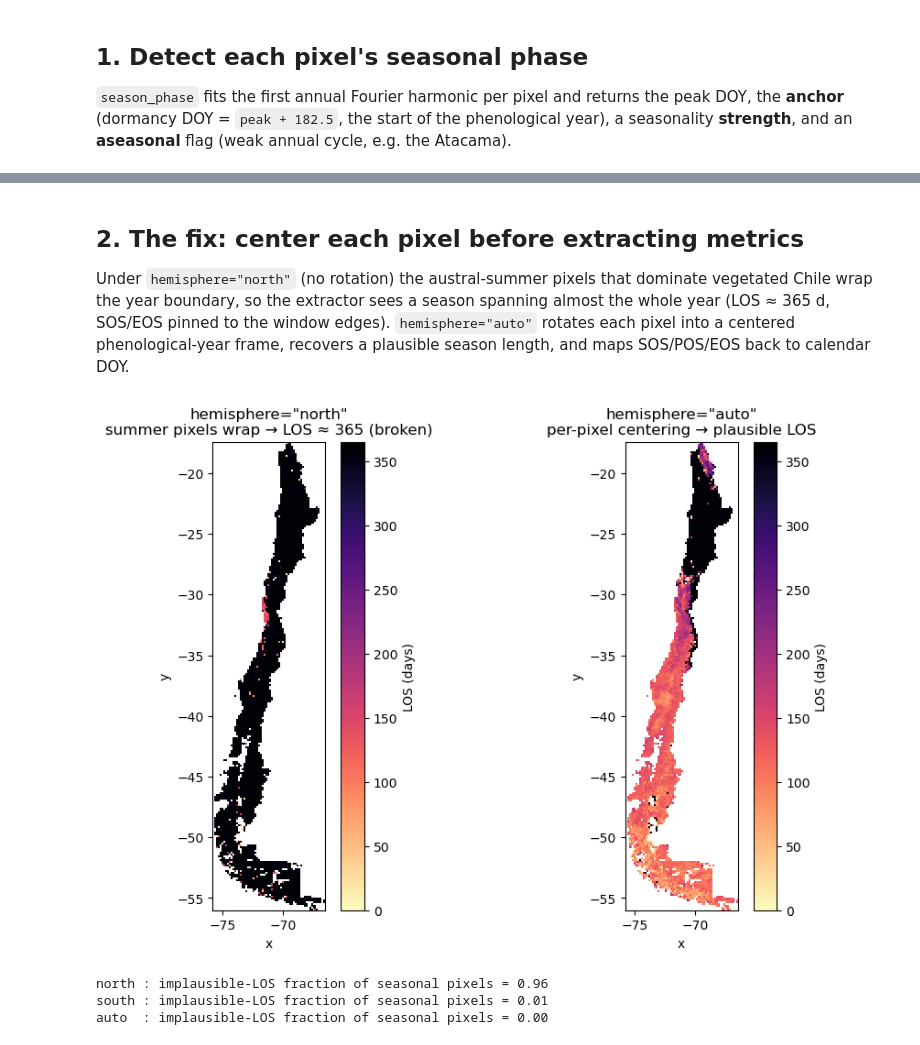
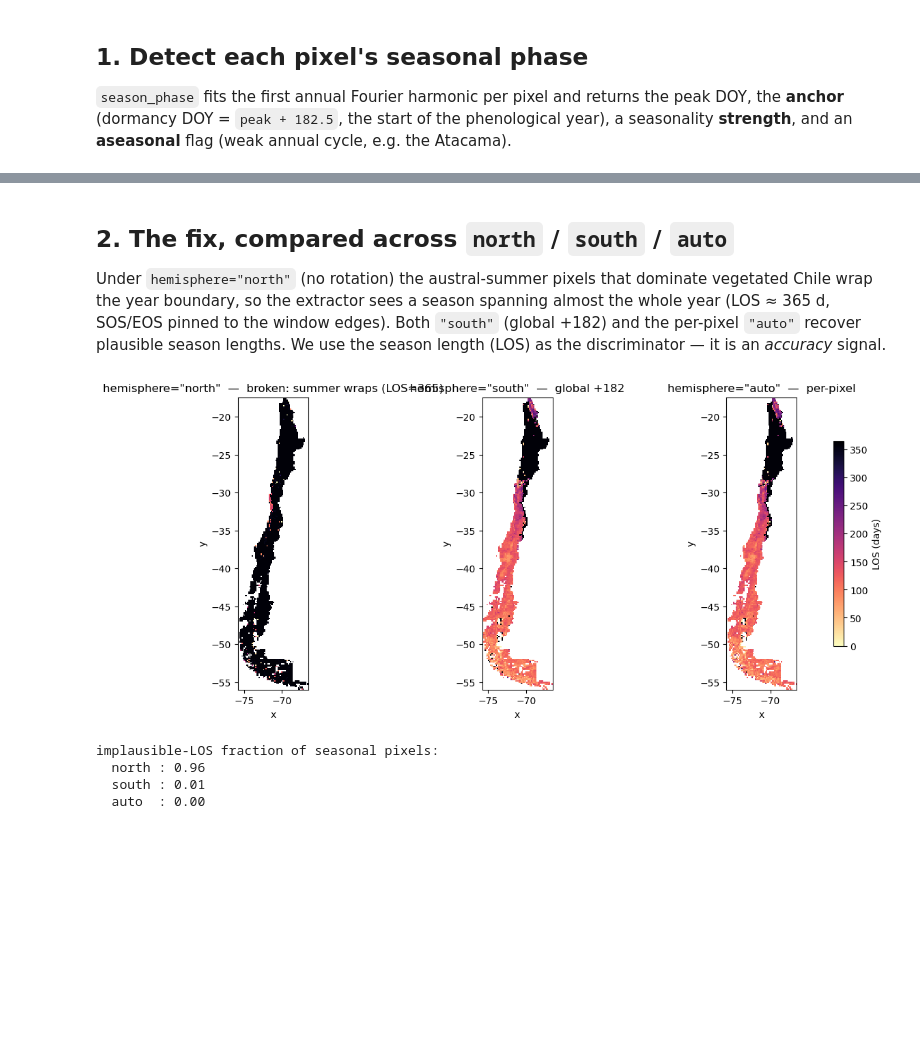
Before and after one commit to JavierLopatin/PhenoPY, a Jupyter notebook: examples/phase_anchoring_chile.ipynb, the cells around one changed output, grey strips where cells are left out. Drawn from its saved outputs; the diff is of its cells as text; code cells hidden in the pictures; blank space fills up the shorter version.

```diff
--- a/examples/phase_anchoring_chile.ipynb
+++ b/examples/phase_anchoring_chile.ipynb
@@ -59,9 +59,9 @@ fig, ax = plt.subplots(1, 2, figsize=(9, 6), constrained_layout=True)
 sp["peak_doy"].where(sp["aseasonal"] < 0.5).plot(
     ax=ax[0], cmap="twilight", vmin=0, vmax=365, cbar_kwargs={"label": "peak DOY"}
 )
-ax[0].set_title("Seasonal peak (DOY)\n(seasonal pixels)")
+ax[0].set_title("Seasonal peak (DOY) — seasonal pixels")
 sp["aseasonal"].where(land).plot(ax=ax[1], cmap="cividis", add_colorbar=False)
-ax[1].set_title("Aseasonal flag\n(weak annual cycle = Atacama)")
+ax[1].set_title("Aseasonal flag (Atacama)")
 for a in ax:
     a.set_aspect("equal")
 plt.show()
@@ -73,39 +73,41 @@ print(f"aseasonal fraction of LAND pixels (the arid north): {asea:.2f}")
 aseasonal fraction of LAND pixels (the arid north): 0.26
 # %% [markdown]
-## 2. The fix: center each pixel before extracting metrics
+## 2. The fix, compared across `north` / `south` / `auto`
 
 Under `hemisphere="north"` (no rotation) the austral-summer pixels that dominate vegetated
 Chile wrap the year boundary, so the extractor sees a season spanning almost the whole year
-(LOS ≈ 365 d, SOS/EOS pinned to the window edges). `hemisphere="auto"` rotates each pixel
-into a centered phenological-year frame, recovers a plausible season length, and maps
-SOS/POS/EOS back to calendar DOY.
+(LOS ≈ 365 d, SOS/EOS pinned to the window edges). Both `"south"` (global +182) and the
+per-pixel `"auto"` recover plausible season lengths. We use the season length (LOS) as the
+discriminator — it is an *accuracy* signal.
 # %%
 shape = da.pheno.PhenoShape(interpolType="linear", rollWindow=5, nGS=46)
 los = {
     h: shape.pheno.PhenoLSP(hemisphere=h, extraction="trs").los.compute()
-    for h in ("north", "auto", "south")
+    for h in ("north", "south", "auto")
 }
 
-fig, ax = plt.subplots(1, 2, figsize=(9, 6), constrained_layout=True)
-los["north"].plot(ax=ax[0], vmin=0, vmax=365, cmap="magma_r", cbar_kwargs={"label": "LOS (days)"})
-ax[0].set_title('hemisphere="north"\nsummer pixels wrap → LOS ≈ 365 (broken)')
-los["auto"].plot(ax=ax[1], vmin=0, vmax=365, cmap="magma_r", cbar_kwargs={"label": "LOS (days)"})
-ax[1].set_title('hemisphere="auto"\nper-pixel centering → plausible LOS')
-for a in ax:
+subt = {"north": "broken: summer wraps (LOS≈365)", "south": "global +182", "auto": "per-pixel"}
+fig, ax = plt.subplots(1, 3, figsize=(12, 5), constrained_layout=True)
+for a, h in zip(ax, ("north", "south", "auto")):
+    im = los[h].plot(ax=a, vmin=0, vmax=365, cmap="magma_r", add_colorbar=False)
+    a.set_title(f'hemisphere="{h}"  —  {subt[h]}')
     a.set_aspect("equal")
+fig.colorbar(im, ax=ax, label="LOS (days)", shrink=0.7)
 plt.show()
 
 # fraction of seasonal land pixels with an implausible (≈ year-long) season
 seasonal = np.isfinite(sp["strength"]) & (sp["aseasonal"] < 0.5)
 n = float(seasonal.sum())
+print("implausible-LOS fraction of seasonal pixels:")
 for h in ("north", "south", "auto"):
     bad = float(((los[h] > 300) & seasonal).sum()) / n
-    print(f"{h:6s}: implausible-LOS fraction of seasonal pixels = {bad:.2f}")
+    print(f"  {h:6s}: {bad:.2f}")
 # %% [output]
-[figure, old version]
+[figure, new version]
-north : implausible-LOS fraction of seasonal pixels = 0.96
-south : implausible-LOS fraction of seasonal pixels = 0.01
-auto  : implausible-LOS fraction of seasonal pixels = 0.00
+implausible-LOS fraction of seasonal pixels:
+  north : 0.96
+  south : 0.01
+  auto  : 0.00
 # %% [markdown]
 ## 3. What this shows (and the honest caveats)
 
```
Also changed, not shown: parts of 2 cells of this notebook.
